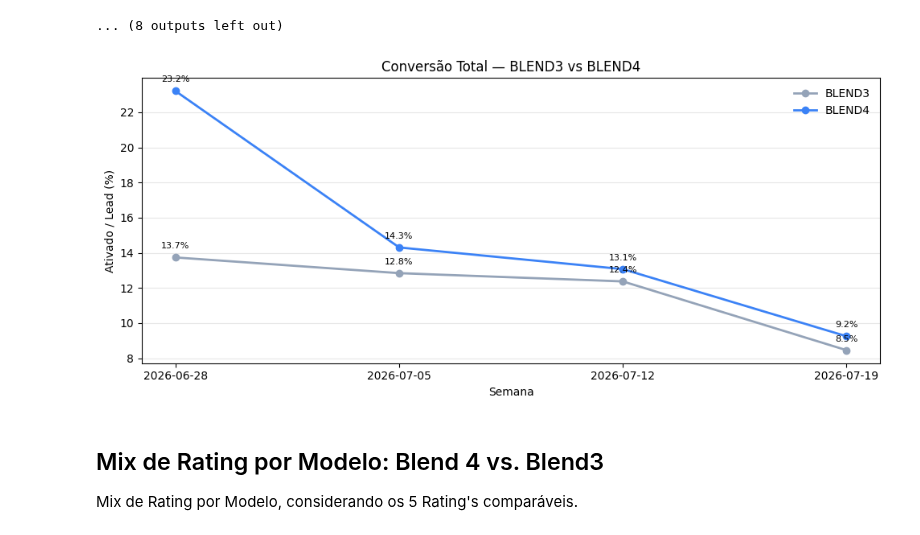
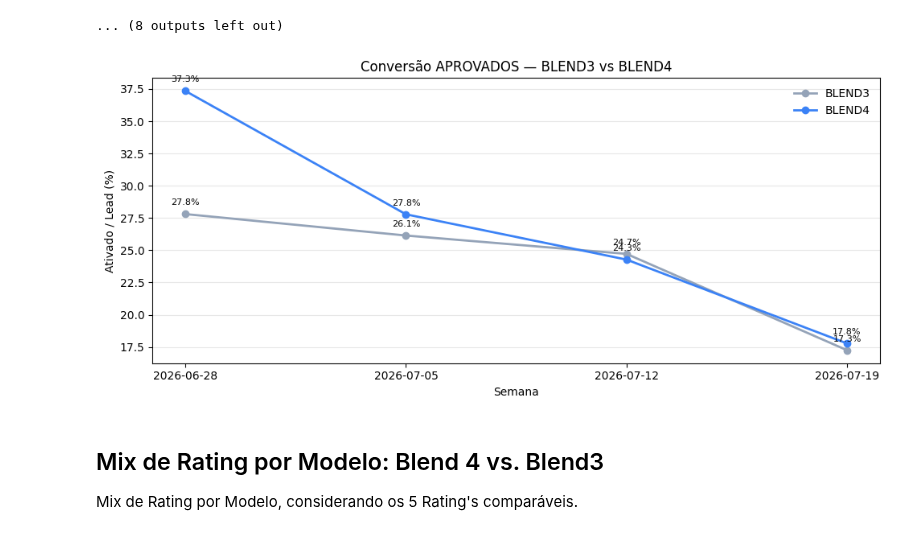
Before and after one commit to lucas-nascimento-loft/monitoramento-modelos, a Jupyter notebook: 02.Monitoramento_Funil_Blend4.ipynb, the cells around one changed output. Saved outputs shown, nothing was run; the diff lists cells and outputs as text; code cells hidden in the pictures.

```diff
--- a/02.Monitoramento_Funil_Blend4.ipynb
+++ b/02.Monitoramento_Funil_Blend4.ipynb
@@ -789,13 +789,11 @@ for week in weeks:
         week=week,
     )
     for model in ["BLEND3", "BLEND4"]:
-        leads = counts.loc["Total", model]
-        n = leads.sum()
-        if n == 0:
+        leads = counts.loc["Total", (model, "APROVADO")]
+        if leads == 0 or pd.isna(leads):
             pct = np.nan
         else:
-            ativados = (rates.loc["Total", model].fillna(0) / 100 * leads).sum()
-            pct = ativados / n * 100
+            pct = rates.loc["Total", (model, "APROVADO")]
         rows.append({"week": week_label, "model": model, "ativados_pct": pct})
 
 df_tot = pd.DataFrame(rows)
@@ -830,7 +828,7 @@ ax.set_xticks(list(x))
 ax.set_xticklabels(pivot.index)
 ax.set_ylabel("Ativado / Lead (%)")
 ax.set_xlabel("Semana")
-ax.set_title("Conversão Total — BLEND3 vs BLEND4")
+ax.set_title("Conversão APROVADOS — BLEND3 vs BLEND4")
 ax.legend(frameon=False)
 ax.grid(axis="y", alpha=0.3)
 plt.tight_layout()
@@ -916,13 +914,11 @@ for week in weeks:
         week=week,
     )
     for model in ["BLEND3", "BLEND4"]:
-        leads = counts.loc["Total", model]
-        n = leads.sum()
-        if n == 0:
+        leads = counts.loc["Total", (model, "APROVADO")]
+        if leads == 0 or pd.isna(leads):
             pct = np.nan
         else:
-            ativados = (rates.loc["Total", model].fillna(0) / 100 * leads).sum()
-            pct = ativados / n * 100
+            pct = rates.loc["Total", (model, "APROVADO")]
         rows.append({"week": week_label, "model": model, "ativados_pct": pct})
 
 df_tot = pd.DataFrame(rows)
@@ -935,35 +931,35 @@ fig, ax = plt.subplots(figsize=(10, 4.5))
 x = range(len(pivot.index))
 for model in ["BLEND3", "BLEND4"]:
     ax.plot(
         x,
         pivot[model],
         marker="o",
         linewidth=2,
         label=model,
         color=MODEL_COLOR_MAP.get(model),
     )
     for i, v in enumerate(pivot[model]):
         if pd.notna(v):
             ax.annotate(
                 f"{v:.1f}%",
                 (i, v),
                 textcoords="offset points",
                 xytext=(0, 8),
                 ha="center",
                 fontsize=8,
             )
 
 ax.set_xticks(list(x))
 ax.set_xticklabels(pivot.index)
 ax.set_ylabel("Ativado / Lead (%)")
 ax.set_xlabel("Semana")
-ax.set_title("Conversão Total — BLEND3 vs BLEND4")
+ax.set_title("Conversão APROVADOS — BLEND3 vs BLEND4")
 ax.legend(frameon=False)
 ax.grid(axis="y", alpha=0.3)
 plt.tight_layout()
 plt.show()
 # %% [output]
-[figure, old version]
+[figure, new version]
 # %% [markdown]
 ## Mix de Rating por Modelo: Blend 4 vs. Blend3
 Mix de Rating por Modelo, considerando os 5 Rating's comparáveis.
```
Also changed, not shown: parts of 3 cells of this notebook, 1 other file.
